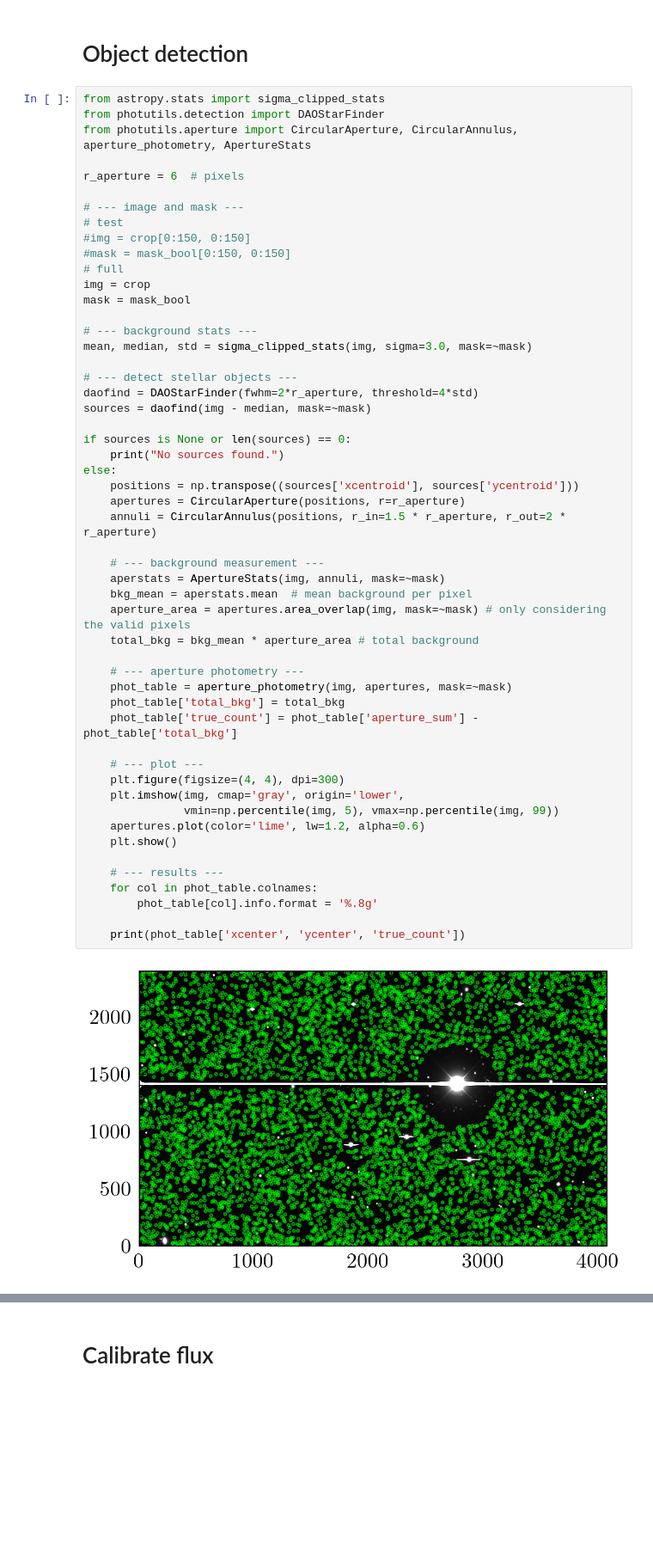
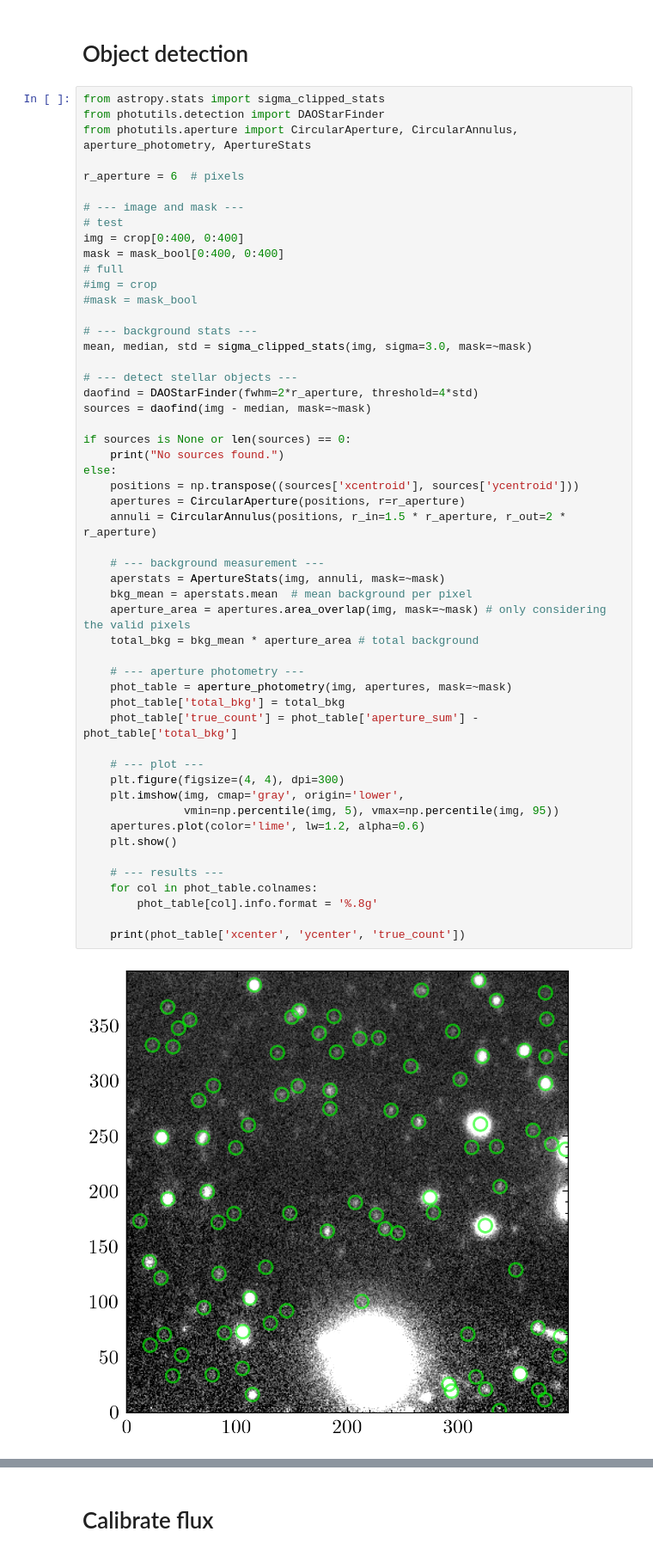
Before and after one commit to wnguyen1312/Astronomical-Image-Processing, a Jupyter notebook: aperture_photometry.ipynb, the cells around one changed output, grey strips where cells are left out. Shown at 86% size. Saved outputs shown, nothing was run; the diff lists cells and outputs as text; blank space fills up the shorter version.

```diff
--- a/aperture_photometry.ipynb
+++ b/aperture_photometry.ipynb
@@ -255,11 +209,11 @@ r_aperture = 6  # pixels
 
 # --- image and mask ---
 # test
-#img = crop[0:150, 0:150]
-#mask = mask_bool[0:150, 0:150]
+img = crop[0:400, 0:400]
+mask = mask_bool[0:400, 0:400]
 # full
-img = crop
-mask = mask_bool
+#img = crop
+#mask = mask_bool
 
 # --- background stats ---
 mean, median, std = sigma_clipped_stats(img, sigma=3.0, mask=~mask)
@@ -271,32 +225,32 @@ sources = daofind(img - median, mask=~mask)
 if sources is None or len(sources) == 0:
     print("No sources found.")
 else:
     positions = np.transpose((sources['xcentroid'], sources['ycentroid']))
     apertures = CircularAperture(positions, r=r_aperture)
     annuli = CircularAnnulus(positions, r_in=1.5 * r_aperture, r_out=2 * r_aperture)
 
     # --- background measurement ---
     aperstats = ApertureStats(img, annuli, mask=~mask)
     bkg_mean = aperstats.mean  # mean background per pixel
     aperture_area = apertures.area_overlap(img, mask=~mask) # only considering the valid pixels
     total_bkg = bkg_mean * aperture_area # total background
 
     # --- aperture photometry ---
     phot_table = aperture_photometry(img, apertures, mask=~mask)
     phot_table['total_bkg'] = total_bkg
     phot_table['true_count'] = phot_table['aperture_sum'] - phot_table['total_bkg']
 
     # --- plot ---
     plt.figure(figsize=(4, 4), dpi=300)
     plt.imshow(img, cmap='gray', origin='lower',
-               vmin=np.percentile(img, 5), vmax=np.percentile(img, 99))
+               vmin=np.percentile(img, 5), vmax=np.percentile(img, 95))
     apertures.plot(color='lime', lw=1.2, alpha=0.6)
     plt.show()
 
     # --- results ---
     for col in phot_table.colnames:
         phot_table[col].info.format = '%.8g'
 
     print(phot_table['xcenter', 'ycenter', 'true_count'])
 # %% [output]
-[figure, old version]
+[figure, new version]
```
Also changed, not shown: parts of 2 cells of this notebook.
